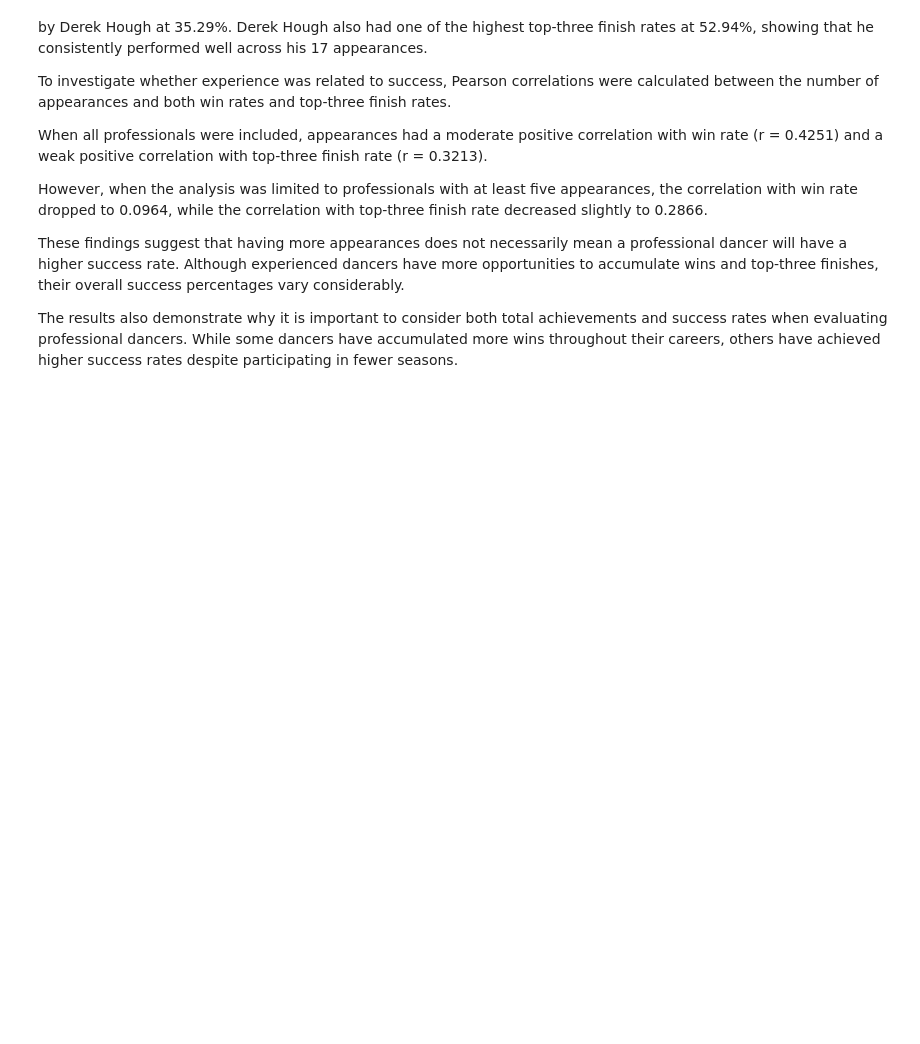
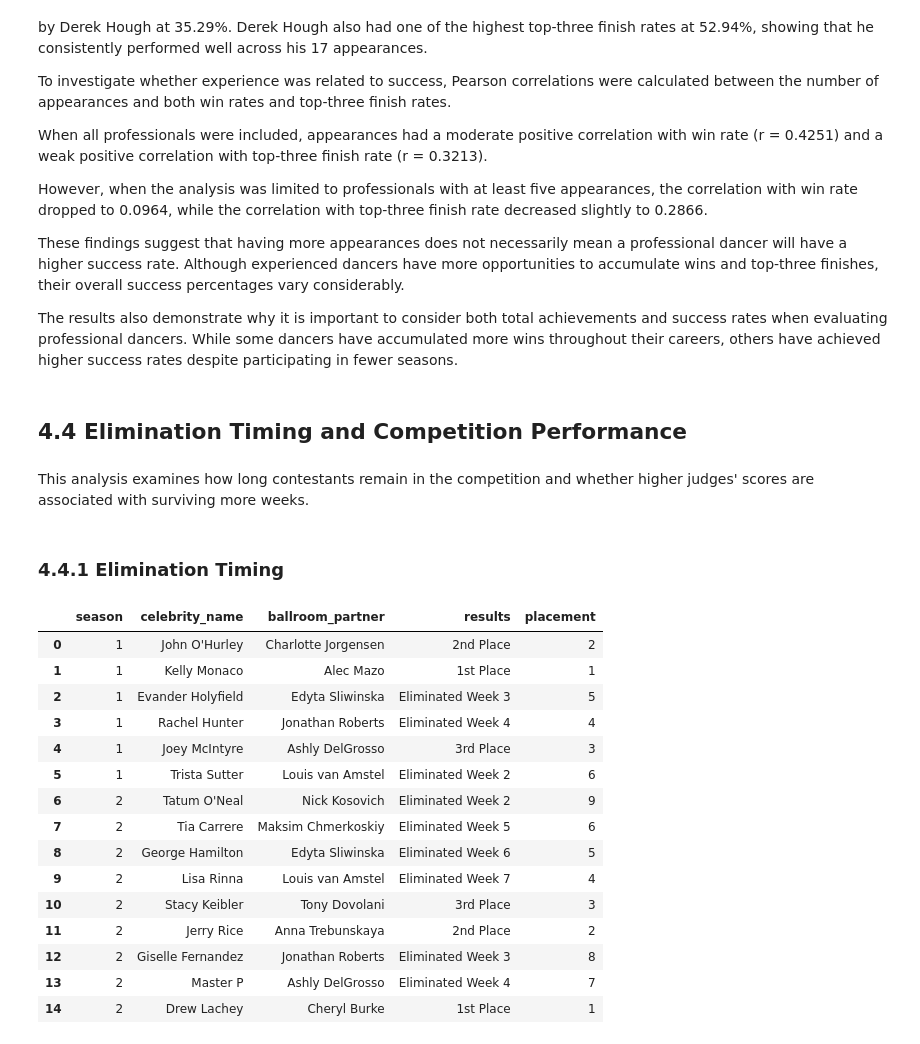
Before and after one commit to mia-c25/dwts-data-analysis, a Jupyter notebook: notebooks/notebook.ipynb, the cells around one changed output. Drawn from its saved outputs; the diff is of its cells as text; code cells hidden in the pictures; blank space fills up the shorter version.

```diff
--- a/notebooks/notebook.ipynb
+++ b/notebooks/notebook.ipynb
@@ -1135,3 +1135,28 @@ However, when the analysis was limited to professionals with at least five appea
 These findings suggest that having more appearances does not necessarily mean a professional dancer will have a higher success rate. Although experienced dancers have more opportunities to accumulate wins and top-three finishes, their overall success percentages vary considerably.
 
 The results also demonstrate why it is important to consider both total achievements and success rates when evaluating professional dancers. While some dancers have accumulated more wins throughout their careers, others have achieved higher success rates despite participating in fewer seasons.
+# %% [markdown]
+## 4.4 Elimination Timing and Competition Performance
+# %% [markdown]
+This analysis examines how long contestants remain in the competition and whether higher judges' scores are associated with surviving more weeks.
+# %% [markdown]
+### 4.4.1 Elimination Timing
+# %%
+df[['season','celebrity_name','ballroom_partner','results','placement']].head(15)
+# %% [output]
+|  | season | celebrity_name | ballroom_partner | results | placement |
+| 0 | 1 | John O'Hurley | Charlotte Jorgensen | 2nd Place | 2 |
+| 1 | 1 | Kelly Monaco | Alec Mazo | 1st Place | 1 |
+| 2 | 1 | Evander Holyfield | Edyta Sliwinska | Eliminated Week 3 | 5 |
+| 3 | 1 | Rachel Hunter | Jonathan Roberts | Eliminated Week 4 | 4 |
+| 4 | 1 | Joey McIntyre | Ashly DelGrosso | 3rd Place | 3 |
+| 5 | 1 | Trista Sutter | Louis van Amstel | Eliminated Week 2 | 6 |
+| 6 | 2 | Tatum O'Neal | Nick Kosovich | Eliminated Week 2 | 9 |
+| 7 | 2 | Tia Carrere | Maksim Chmerkoskiy | Eliminated Week 5 | 6 |
+| 8 | 2 | George Hamilton | Edyta Sliwinska | Eliminated Week 6 | 5 |
+| 9 | 2 | Lisa Rinna | Louis van Amstel | Eliminated Week 7 | 4 |
+| 10 | 2 | Stacy Keibler | Tony Dovolani | 3rd Place | 3 |
+| 11 | 2 | Jerry Rice | Anna Trebunskaya | 2nd Place | 2 |
+| 12 | 2 | Giselle Fernandez | Jonathan Roberts | Eliminated Week 3 | 8 |
+| 13 | 2 | Master P | Ashly DelGrosso | Eliminated Week 4 | 7 |
+| 14 | 2 | Drew Lachey | Cheryl Burke | 1st Place | 1 |
```
Also changed, not shown: parts of 64 cells of this notebook.
